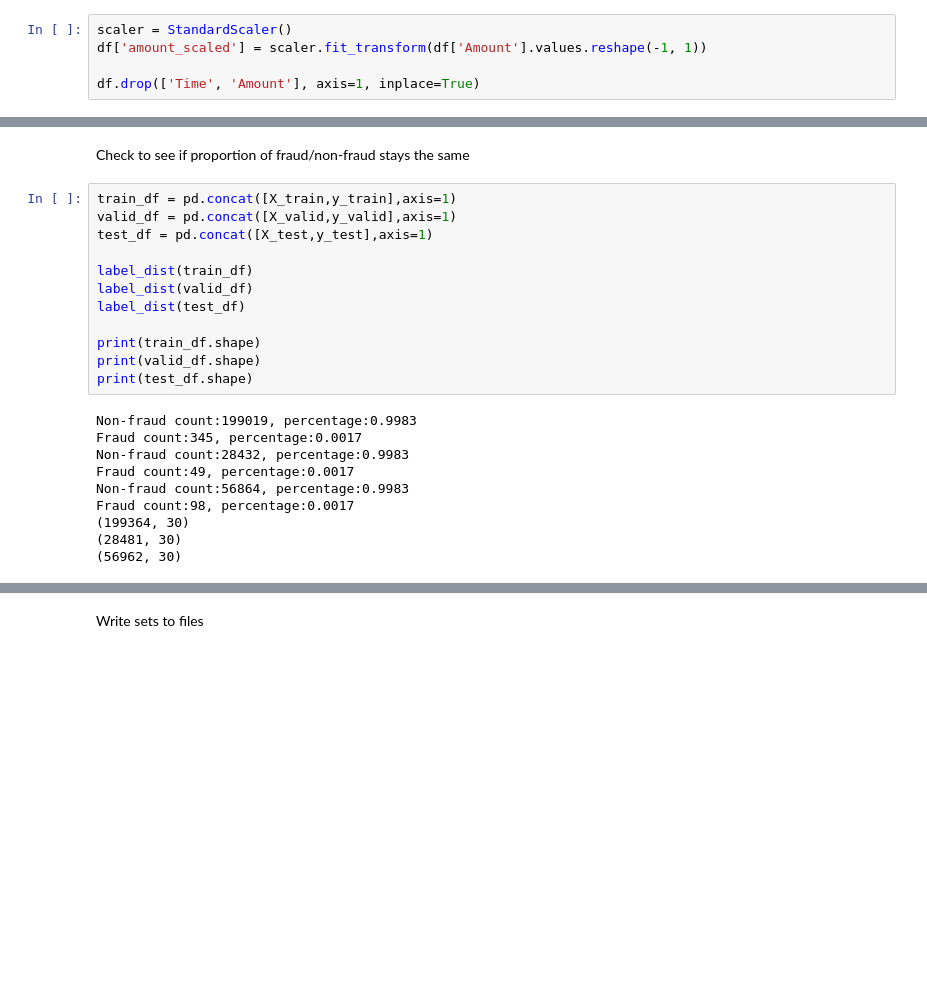
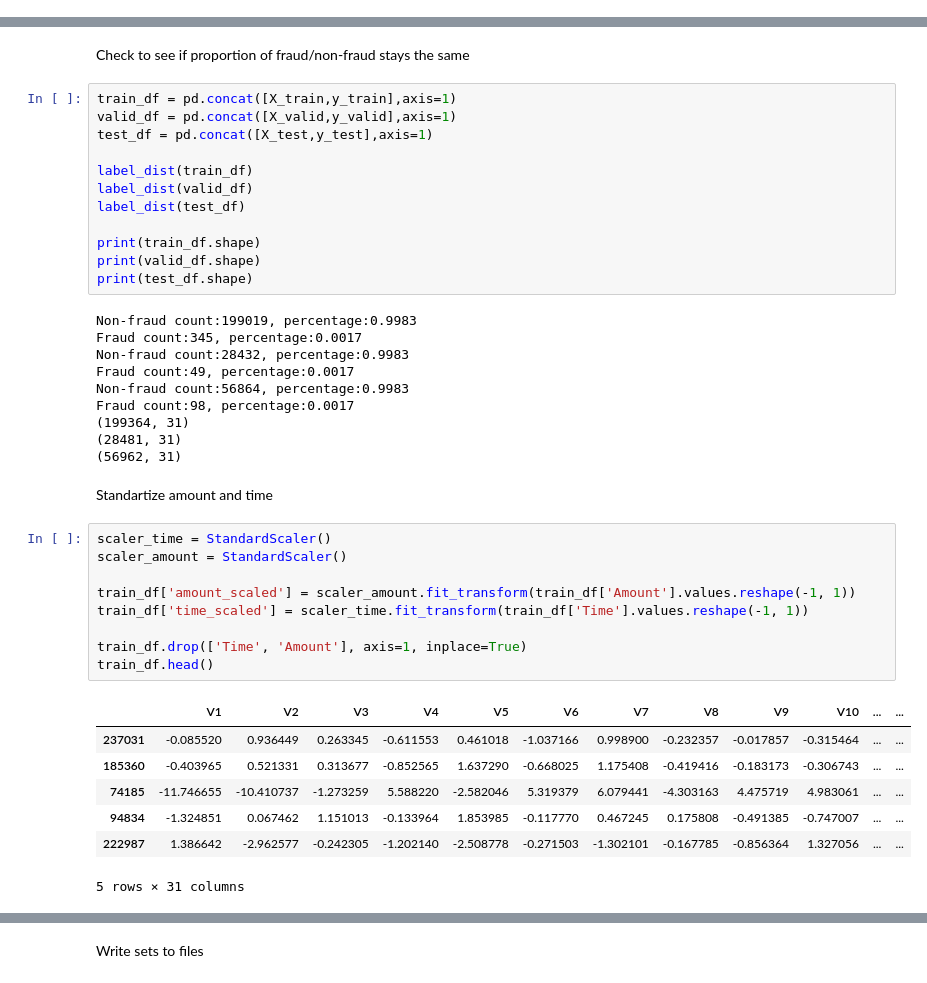
Before and after one commit to RostislavStoyanov/fraud-detection, a Jupyter notebook: EDA&Preprocessing.ipynb, the cells around one changed output, grey strips where cells are left out. Cells and saved outputs as stored; diff of their text form; blank space fills up the shorter version.

```diff
--- a/EDA&Preprocessing.ipynb
+++ b/EDA&Preprocessing.ipynb
@@ -64,5 +61,0 @@ Standartize amount(pca should have centered data before using svd) and drop time
-# %%
-scaler = StandardScaler()
-df['amount_scaled'] = scaler.fit_transform(df['Amount'].values.reshape(-1, 1))
-
-df.drop(['Time', 'Amount'], axis=1, inplace=True)
@@ -107,6 +88,25 @@ Non-fraud count:28432, percentage:0.9983
 Fraud count:49, percentage:0.0017
 Non-fraud count:56864, percentage:0.9983
 Fraud count:98, percentage:0.0017
-(199364, 30)
-(28481, 30)
-(56962, 30)
+(199364, 31)
+(28481, 31)
+(56962, 31)
+# %% [markdown]
+Standartize amount and time
+# %%
+scaler_time = StandardScaler()
+scaler_amount = StandardScaler()
+
+train_df['amount_scaled'] = scaler_amount.fit_transform(train_df['Amount'].values.reshape(-1, 1))
+train_df['time_scaled'] = scaler_time.fit_transform(train_df['Time'].values.reshape(-1, 1))
+
+train_df.drop(['Time', 'Amount'], axis=1, inplace=True)
+train_df.head()
+# %% [output]
+|  | V1 | V2 | V3 | V4 | V5 | V6 | V7 | V8 | V9 | V10 | ... | ... |
+| 237031 | -0.085520 | 0.936449 | 0.263345 | -0.611553 | 0.461018 | -1.037166 | 0.998900 | -0.232357 | -0.017857 | -0.315464 | ... | ... |
+| 185360 | -0.403965 | 0.521331 | 0.313677 | -0.852565 | 1.637290 | -0.668025 | 1.175408 | -0.419416 | -0.183173 | -0.306743 | ... | ... |
+| 74185 | -11.746655 | -10.410737 | -1.273259 | 5.588220 | -2.582046 | 5.319379 | 6.079441 | -4.303163 | 4.475719 | 4.983061 | ... | ... |
+| 94834 | -1.324851 | 0.067462 | 1.151013 | -0.133964 | 1.853985 | -0.117770 | 0.467245 | 0.175808 | -0.491385 | -0.747007 | ... | ... |
+| 222987 | 1.386642 | -2.962577 | -0.242305 | -1.202140 | -2.508778 | -0.271503 | -1.302101 | -0.167785 | -0.856364 | 1.327056 | ... | ... |
+5 rows × 31 columns
```
Also changed, not shown: parts of 6 cells of this notebook, 5 other files.
